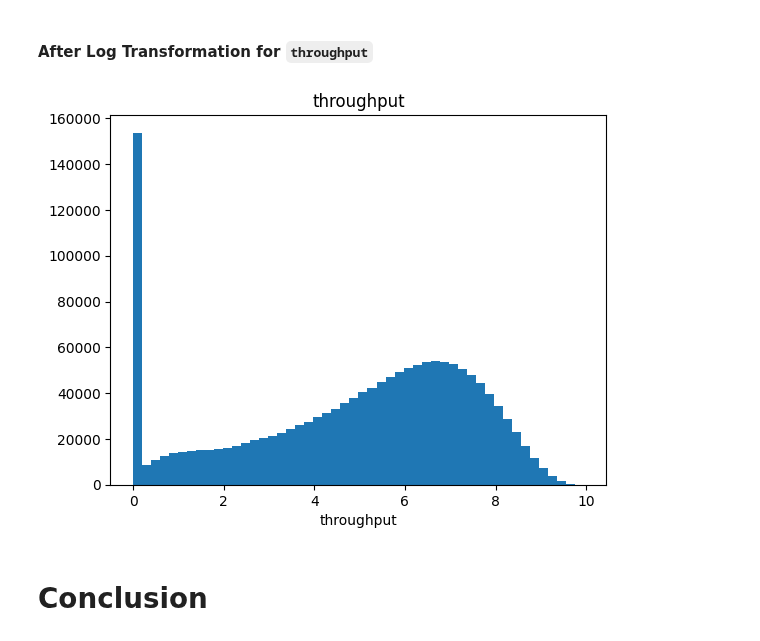
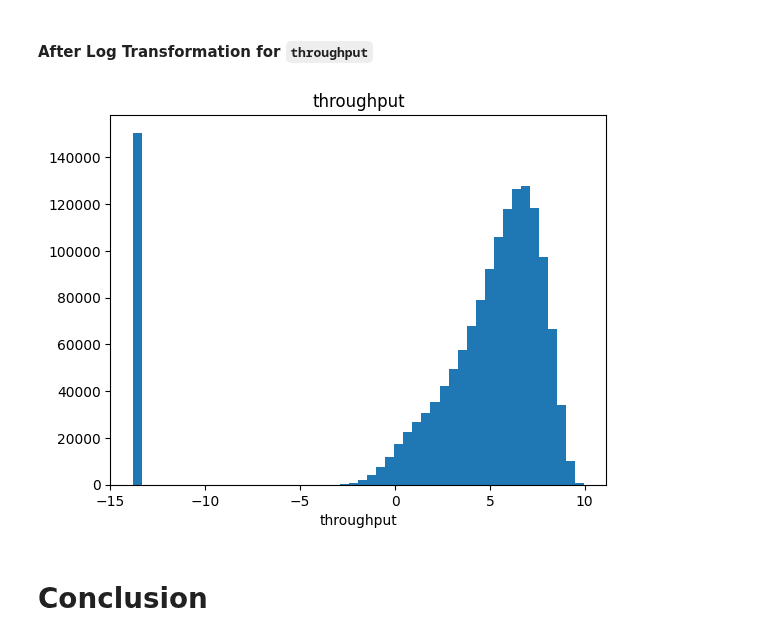
Before and after one commit to johnwslee/extrucal_machine-learning, a Jupyter notebook: notebooks/1_EDA_on_Dataset.ipynb, the cells around one changed output. Drawn from its saved outputs; the diff is of its cells as text; code cells hidden in the pictures.

```diff
--- a/notebooks/1_EDA_on_Dataset.ipynb
+++ b/notebooks/1_EDA_on_Dataset.ipynb
@@ -110,12 +108,12 @@ plt.show();
 #### After Log Transformation for `throughput`
 # %%
 plt.figure()
-plt.hist(safe_log(df["throughput"]), bins=50)
+plt.hist(np.log(df["throughput"]), bins=50)
 plt.title("throughput")
 plt.xlabel("throughput")
 plt.show();
 # %% [output]
-[figure, old version]
+[figure, new version]
 # %% [markdown]
 # Conclusion
 # %% [markdown]
```
Also changed, not shown: parts of 4 cells of this notebook, 3 other files.
